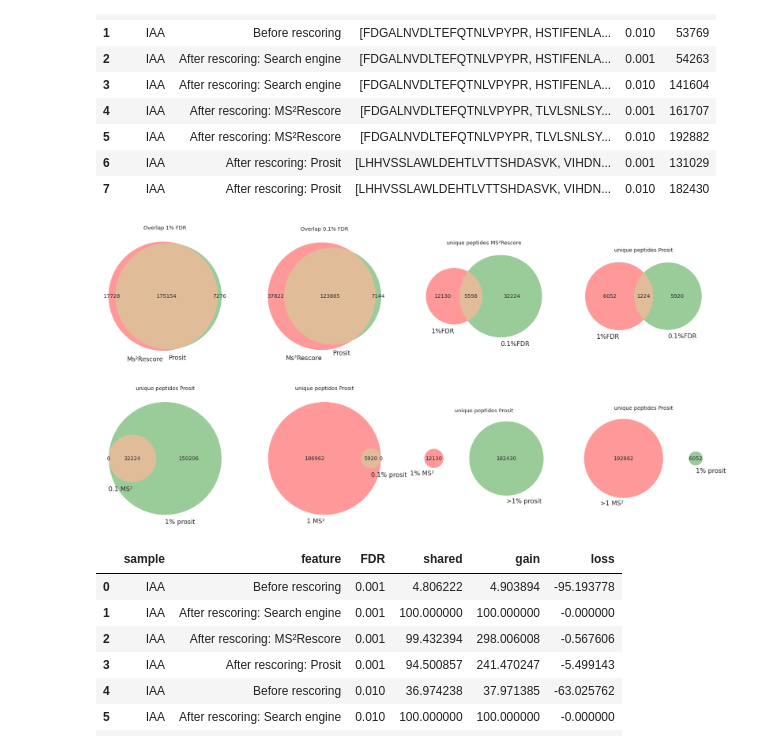
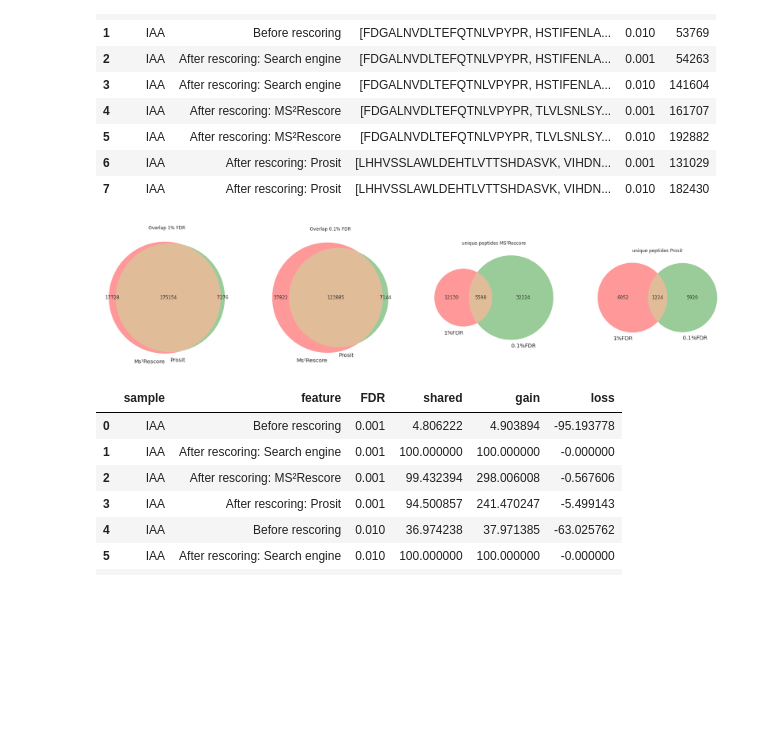
Before and after one commit to compomics/ms2rescore-immunopeptidomics-manuscript, a Jupyter notebook: notebooks/MS2rescore_output_analysis.ipynb, the cells around one changed output. Drawn from its saved outputs; the diff is of its cells as text; code cells hidden in the pictures; blank space fills up the shorter version.

```diff
--- a/notebooks/MS2rescore_output_analysis.ipynb
+++ b/notebooks/MS2rescore_output_analysis.ipynb
@@ -231,46 +245,46 @@ sns.set_style("whitegrid")
 
 
 fig = plt.Figure(figsize=(30,15))
 ax1 = fig.add_subplot(241)
 upeps_ms2rescore_1 = set(plotting.RescoreRecord.unique_df.at[5, 'upeps'])
 upeps_prosit_1 = set(plotting.RescoreRecord.unique_df.at[7, 'upeps'])
 difference_1 = upeps_ms2rescore_1 - upeps_prosit_1
 difference_1_p = upeps_prosit_1 - upeps_ms2rescore_1
 venn2(subsets=[upeps_ms2rescore_1,upeps_prosit_1],set_labels=["Ms²Rescore", "Prosit"], ax=ax1)
 ax1.set_title("Overlap 1% FDR")
 ax2 = fig.add_subplot(242)
 upeps_ms2rescore_01 = set(plotting.RescoreRecord.unique_df.at[4, 'upeps'])
 upeps_prosit_01 = set(plotting.RescoreRecord.unique_df.at[6, 'upeps'])
 difference_01 = upeps_ms2rescore_01 - upeps_prosit_01
 difference_01_p = upeps_prosit_01 - upeps_ms2rescore_01
 venn2(subsets=[upeps_ms2rescore_01,upeps_prosit_01],set_labels=["Ms²Rescore", "Prosit"], ax=ax2)
 ax2.set_title("Overlap 0.1% FDR")
 ax3 = fig.add_subplot(243)
 venn2(subsets=[difference_1,difference_01],set_labels=["1%FDR", "0.1%FDR"], ax=ax3)
 ax3.set_title("unique peptides MS²Rescore")
 difference_010 = difference_01 - difference_1
 difference_10 = difference_1 - difference_01
 ax4 = fig.add_subplot(244)
 venn2(subsets=[difference_1_p,difference_01_p],set_labels=["1%FDR", "0.1%FDR"], ax=ax4)
 difference_010_p = difference_01_p - difference_1_p
 difference_10_p = difference_1_p - difference_01_p
 ax4.set_title("unique peptides Prosit")
-ax5 = fig.add_subplot(245)
-venn2(subsets=[difference_010,upeps_prosit_1],set_labels=["0.1 MS²", "1% prosit"], ax=ax5)
-ax5.set_title("unique peptides Prosit")
-ax6 = fig.add_subplot(246)
-venn2(subsets=[upeps_ms2rescore_1,difference_010_p],set_labels=["1 MS²", "0.1% prosit"], ax=ax6)
-ax6.set_title("unique peptides Prosit")
-ax7 = fig.add_subplot(247)
-venn2(subsets=[difference_10,upeps_prosit_1],set_labels=["1% MS²", ">1% prosit"], ax=ax7)
-ax7.set_title("unique peptides Prosit")
-ax8 = fig.add_subplot(248)
-venn2(subsets=[upeps_ms2rescore_1,difference_10_p],set_labels=[">1 MS²", "1% prosit"], ax=ax8)
-ax8.set_title("unique peptides Prosit")
+# ax5 = fig.add_subplot(245)
+# venn2(subsets=[difference_010,upeps_prosit_1],set_labels=["0.1 MS²", "1% prosit"], ax=ax5)
+# ax5.set_title("unique peptides Prosit")
+# ax6 = fig.add_subplot(246)
+# venn2(subsets=[upeps_ms2rescore_1,difference_010_p],set_labels=["1 MS²", "0.1% prosit"], ax=ax6)
+# ax6.set_title("unique peptides Prosit")
+# ax7 = fig.add_subplot(247)
+# venn2(subsets=[difference_10,upeps_prosit_1],set_labels=["1% MS²", ">1% prosit"], ax=ax7)
+# ax7.set_title("unique peptides Prosit")
+# ax8 = fig.add_subplot(248)
+# venn2(subsets=[upeps_ms2rescore_1,difference_10_p],set_labels=[">1 MS²", "1% prosit"], ax=ax8)
+# ax8.set_title("unique peptides Prosit")
 
 fig
 # %% [output]
-[figure, old version]
+[figure, new version]
 # %%
 plotting.RescoreRecord.loss_gain_df
 # %% [output]
```
Also changed, not shown: parts of 33 cells of this notebook, 16 other files.
